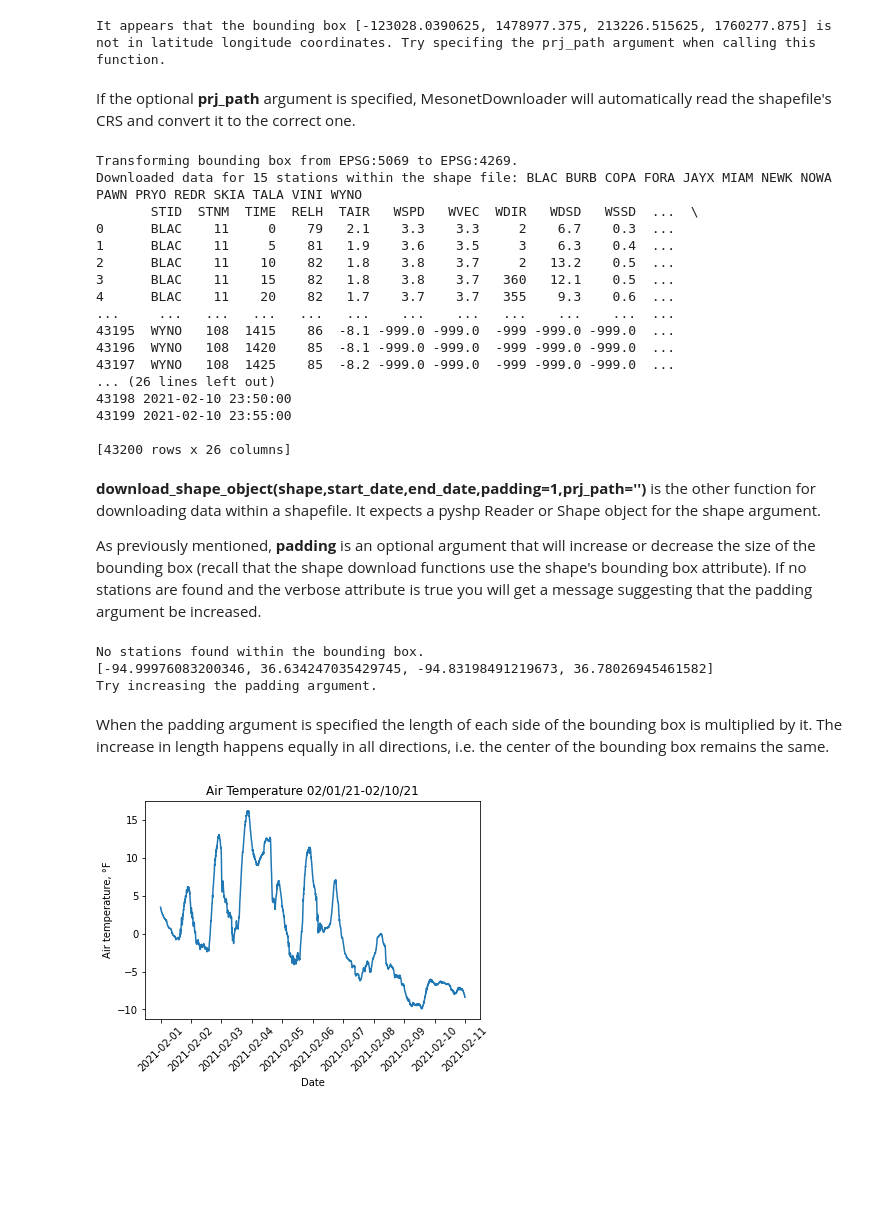
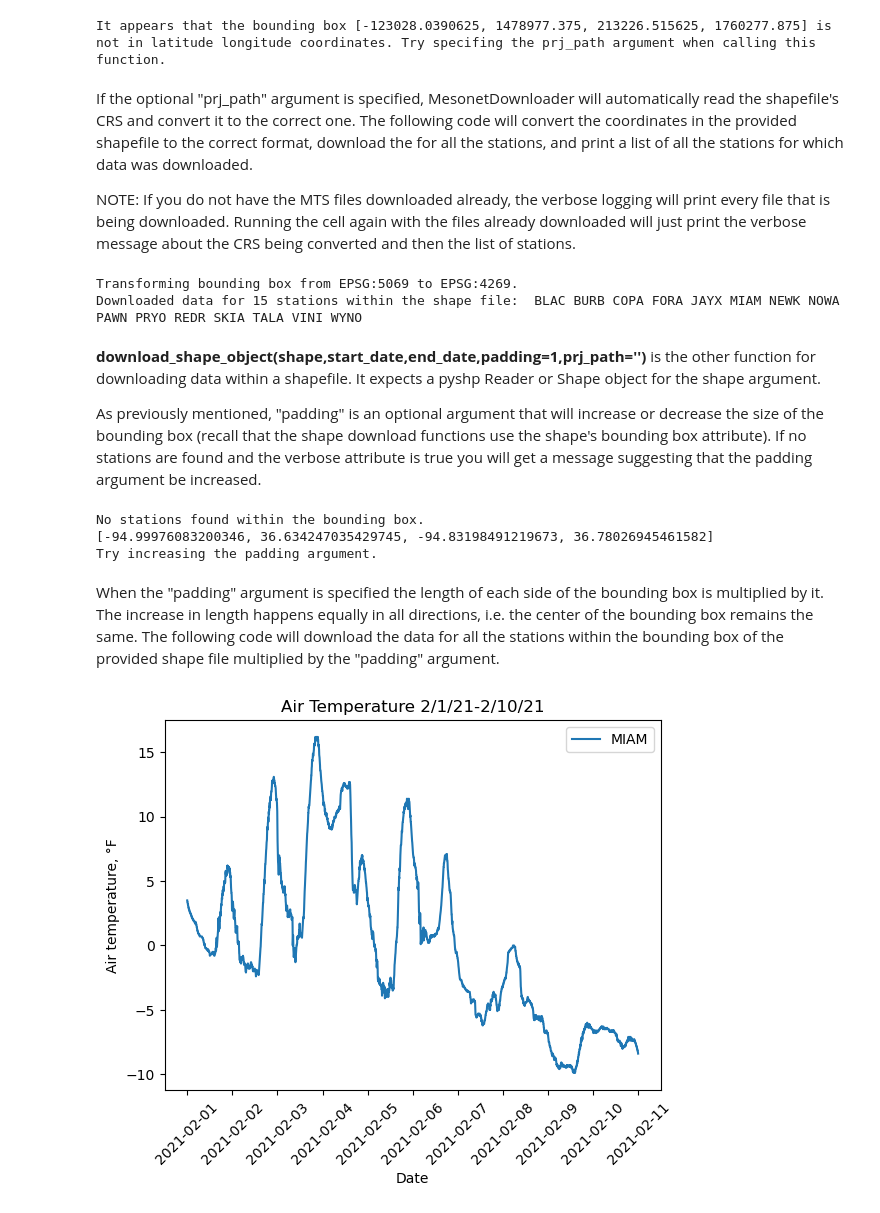
Before and after one commit to bjrubinstein/okmesopy, a Jupyter notebook: examples/examples.ipynb, the cells around one changed output. Cells and saved outputs as stored; diff of their text form; code cells hidden in the pictures; blank space fills up the shorter version.

```diff
--- a/examples/examples.ipynb
+++ b/examples/examples.ipynb
@@ -65,14 +82,11 @@ ticks = plt.xticks(rotation = 45)
 # %%
 bbox = [-96.5,34,-96,35]
 bbox_data = downloader.download_bounding_box(bbox,start_date,end_date)
-fig, axs = plt.subplots(2, sharex=True, sharey=True)
-fig.suptitle('Air Temperature 2/1/21-2/10/21')
-cent_data = bbox_data.loc[bbox_data['STID'] == 'CENT']
-stua_data = bbox_data.loc[bbox_data['STID'] == 'STUA']
-axs[0].plot(cent_data['DATETIME'],cent_data['TAIR'])
-axs[1].plot(stua_data['DATETIME'],stua_data['TAIR'])
-for ax in axs.flat:
-    ax.set(xlabel='Date', ylabel='Air temperature, °F')
-    ax.label_outer()
+for key in bbox_data:
+    plt.plot(bbox_data[key]['DATETIME'],bbox_data[key]['TAIR'],label=key)
+plt.title('Air Temperature 2/1/21-2/10/21')
+plt.xlabel('Date')
+plt.ylabel('Air temperature, °F')
+plt.legend()
 ticks = plt.xticks(rotation = 45)
 # %% [output]
@@ -114,35 +128,22 @@ shape_data = downloader.download_shape_file('{}/shapefiles/grand_lake_watershed/
 # %% [output]
 It appears that the bounding box [-123028.0390625, 1478977.375, 213226.515625, 1760277.875] is not in latitude longitude coordinates. Try specifing the prj_path argument when calling this function.
 # %% [markdown]
-If the optional **prj_path** argument is specified, MesonetDownloader will automatically read the shapefile's CRS and convert it to the correct one.
+If the optional "prj_path" argument is specified, MesonetDownloader will automatically read the shapefile's CRS and convert it to the correct one. The following code will convert the coordinates in the provided shapefile to the correct format, download the for all the stations, and print a list of all the stations for which data was downloaded.
+
+NOTE: If you do not have the MTS files downloaded already, the verbose logging will print every file that is being downloaded. Running the cell again with the files already downloaded will just print the verbose message about the CRS being converted and then the list of stations.
 # %%
 shape_data = downloader.download_shape_file('{}/shapefiles/grand_lake_watershed/grand_lake_watershed.shp'.format(destination),start_date,end_date,prj_path='{}/shapefiles/grand_lake_watershed/grand_lake_watershed.prj'.format(destination))
-num_stations = len(shape_data['STID'].unique())
-stids = ' '.join(shape_data['STID'].unique())
+num_stations = len(shape_data)
+stids = ''
+for key in shape_data: stids += ' {}'.format(key)
 print('Downloaded data for {} stations within the shape file: {}'.format(num_stations,stids))
-print(shape_data)
 # %% [output]
 Transforming bounding box from EPSG:5069 to EPSG:4269.
-Downloaded data for 15 stations within the shape file: BLAC BURB COPA FORA JAYX MIAM NEWK NOWA PAWN PRYO REDR SKIA TALA VINI WYNO
-       STID  STNM  TIME  RELH  TAIR   WSPD   WVEC  WDIR   WDSD   WSSD  ...  \
-0      BLAC    11     0    79   2.1    3.3    3.3     2    6.7    0.3  ...
-1      BLAC    11     5    81   1.9    3.6    3.5     3    6.3    0.4  ...
-2      BLAC    11    10    82   1.8    3.8    3.7     2   13.2    0.5  ...
-3      BLAC    11    15    82   1.8    3.8    3.7   360   12.1    0.5  ...
-4      BLAC    11    20    82   1.7    3.7    3.7   355    9.3    0.6  ...
-...     ...   ...   ...   ...   ...    ...    ...   ...    ...    ...  ...
-43195  WYNO   108  1415    86  -8.1 -999.0 -999.0  -999 -999.0 -999.0  ...
-43196  WYNO   108  1420    85  -8.1 -999.0 -999.0  -999 -999.0 -999.0  ...
-43197  WYNO   108  1425    85  -8.2 -999.0 -999.0  -999 -999.0 -999.0  ...
-... (26 lines left out)
-43198 2021-02-10 23:50:00
-43199 2021-02-10 23:55:00
-
-[43200 rows x 26 columns]
+Downloaded data for 15 stations within the shape file:  BLAC BURB COPA FORA JAYX MIAM NEWK NOWA PAWN PRYO REDR SKIA TALA VINI WYNO
 # %% [markdown]
 **download_shape_object(shape,start_date,end_date,padding=1,prj_path='')** is the other function for downloading data within a shapefile. It expects a pyshp Reader or Shape object for the shape argument.
 
-As previously mentioned, **padding** is an optional argument that will increase or decrease the size of the bounding box (recall that the shape download functions use the shape's bounding box attribute). If no stations are found and the verbose attribute is true you will get a message suggesting that the padding argument be increased.
+As previously mentioned, "padding" is an optional argument that will increase or decrease the size of the bounding box (recall that the shape download functions use the shape's bounding box attribute). If no stations are found and the verbose attribute is true you will get a message suggesting that the padding argument be increased.
 # %%
 shp_path = '{}/shapefiles/horse_creek/horse_creek.shp'.format(destination)
 sf = Reader(shp_path)
@@ -152,14 +153,18 @@ No stations found within the bounding box.
 [-94.99976083200346, 36.634247035429745, -94.83198491219673, 36.78026945461582]
 Try increasing the padding argument.
 # %% [markdown]
-When the padding argument is specified the length of each side of the bounding box is multiplied by it. The increase in length happens equally in all directions, i.e. the center of the bounding box remains the same.
+When the "padding" argument is specified the length of each side of the bounding box is multiplied by it. The increase in length happens equally in all directions, i.e. the center of the bounding box remains the same. The following code will download the data for all the stations within the bounding box of the provided shape file multiplied by the "padding" argument.
 # %%
-obj_data = downloader.download_shape_object(sf,start_date,end_date,padding=2)
+padding = 2
+downloader.verbose = False
+obj_data = downloader.download_shape_object(sf,start_date,end_date,padding)
 sf.close()
-plt.plot(obj_data['DATETIME'],obj_data['TAIR'])
-plt.title('Air Temperature {}-{}'.format(start_date.strftime('%m/%d/%y'),end_date.strftime('%m/%d/%y')))
+for key in obj_data:
+    plt.plot(obj_data[key]['DATETIME'],obj_data[key]['TAIR'],label=key)
+plt.title('Air Temperature 2/1/21-2/10/21')
 plt.xlabel('Date')
 plt.ylabel('Air temperature, °F')
+plt.legend()
 ticks = plt.xticks(rotation = 45)
 # %% [output]
-[figure, old version]
+[figure, new version]
```
Also changed, not shown: parts of 32 cells of this notebook.
